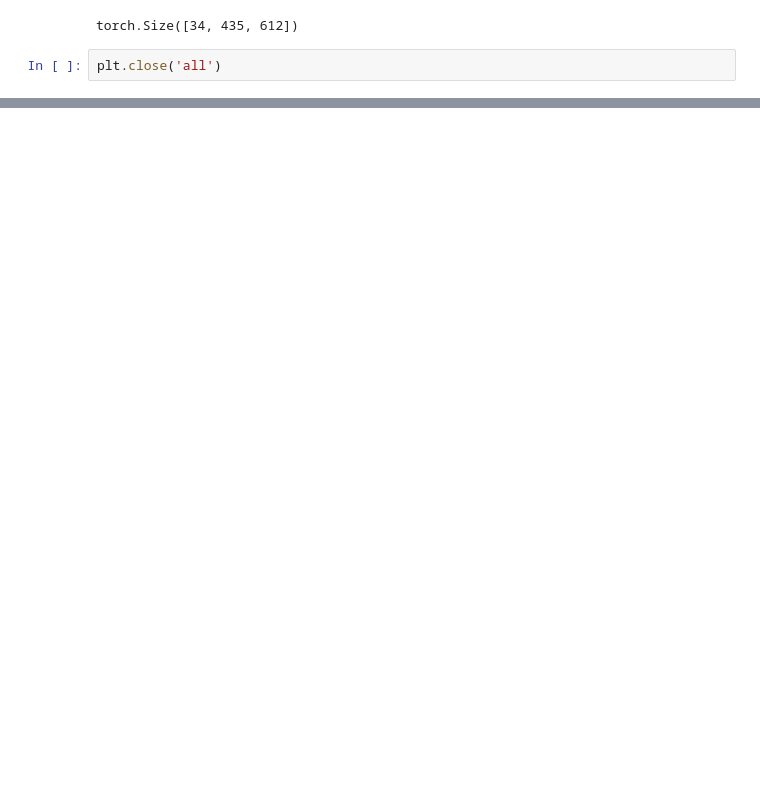
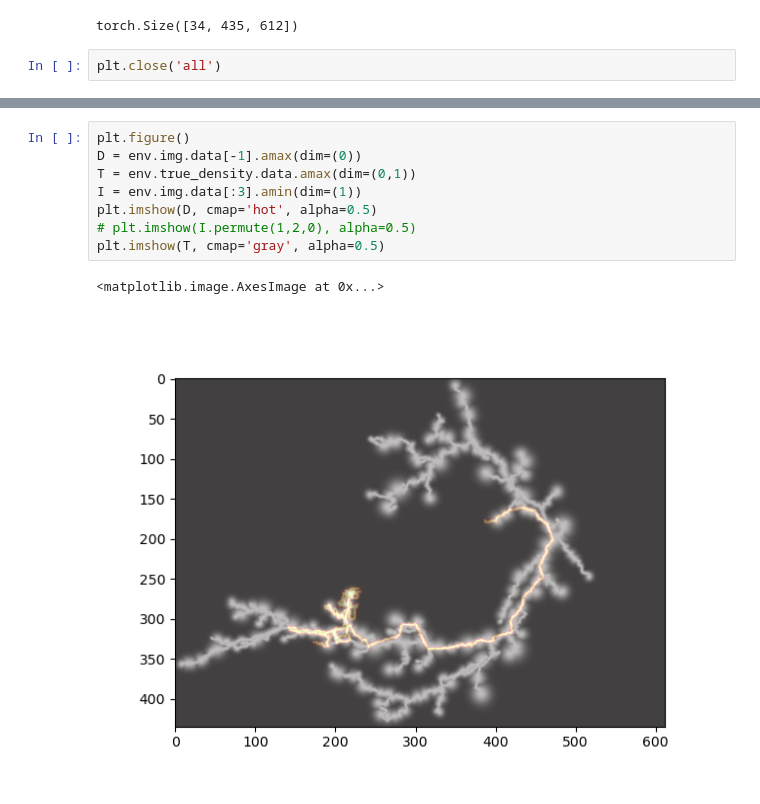
Before and after one commit to twardlab/neurotrack, a Jupyter notebook: neuron_trx/notebooks/neuron_trx_tests.ipynb, the cells around one changed output, grey strips where cells are left out. Cells and saved outputs as stored; diff of their text form; blank space fills up the shorter version.

```diff
--- a/neuron_trx/notebooks/neuron_trx_tests.ipynb
+++ b/neuron_trx/notebooks/neuron_trx_tests.ipynb
@@ -310,0 +396,11 @@ plt.imshow(T, cmap='gray', alpha=0.3)
+# %%
+plt.figure()
+D = env.img.data[-1].amax(dim=(0))
+T = env.true_density.data.amax(dim=(0,1))
+I = env.img.data[:3].amin(dim=(1))
+plt.imshow(D, cmap='hot', alpha=0.5)
+# plt.imshow(I.permute(1,2,0), alpha=0.5)
+plt.imshow(T, cmap='gray', alpha=0.5)
+# %% [output]
+<matplotlib.image.AxesImage at 0x...>
+[figure, added]
```
Also changed, not shown: parts of 9 cells of this notebook, 5 other files.
